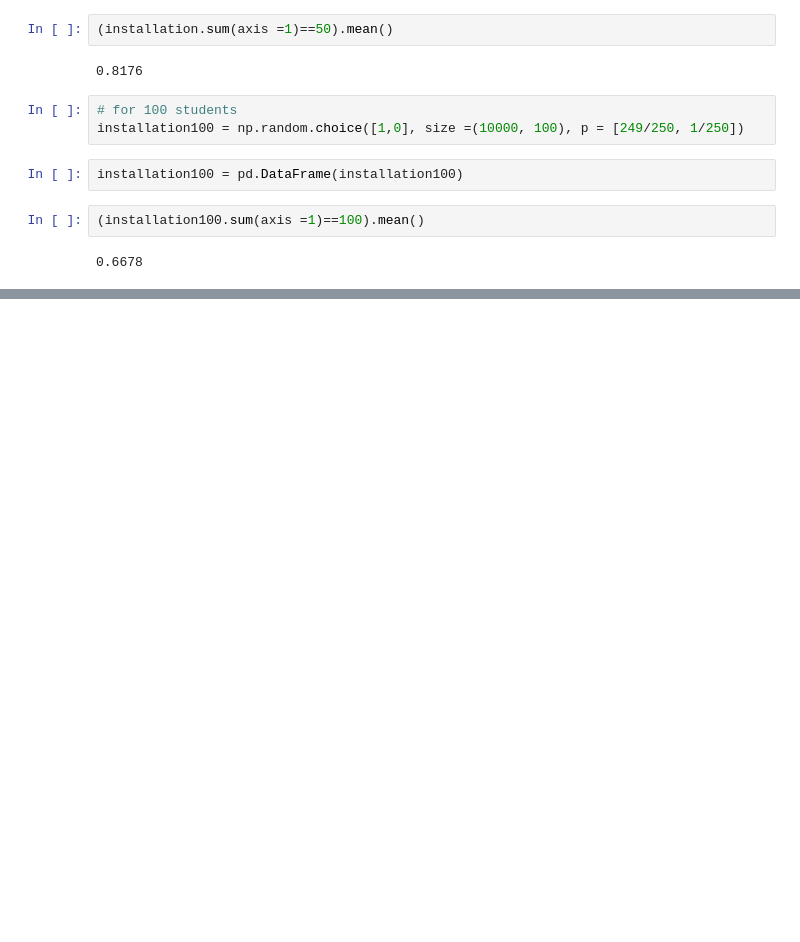
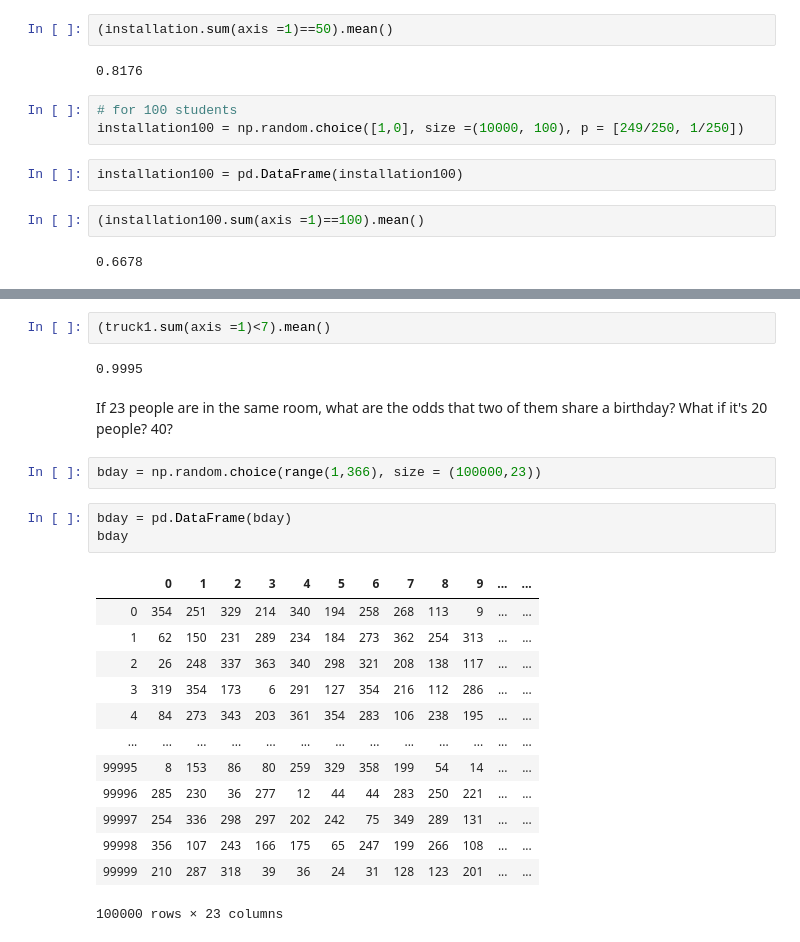
Before and after one commit to ravinder79/statistics-exercises, a Jupyter notebook: simulation.ipynb, the cells around one changed output, grey strips where cells are left out. Saved outputs shown, nothing was run; the diff lists cells and outputs as text; blank space fills up the shorter version.

```diff
--- a/simulation.ipynb
+++ b/simulation.ipynb
@@ -185,0 +244,25 @@ installation100 = pd.DataFrame(installation100)
+# %%
+(truck1.sum(axis =1)<7).mean()
+# %% [output]
+0.9995
+# %% [markdown]
+If 23 people are in the same room, what are the odds that two of them share a birthday? What if it's 20 people? 40?
+# %%
+bday = np.random.choice(range(1,366), size = (100000,23))
+# %%
+bday = pd.DataFrame(bday)
+bday
+# %% [output]
+|  | 0 | 1 | 2 | 3 | 4 | 5 | 6 | 7 | 8 | 9 | ... | ... |
+| 0 | 354 | 251 | 329 | 214 | 340 | 194 | 258 | 268 | 113 | 9 | ... | ... |
+| 1 | 62 | 150 | 231 | 289 | 234 | 184 | 273 | 362 | 254 | 313 | ... | ... |
+| 2 | 26 | 248 | 337 | 363 | 340 | 298 | 321 | 208 | 138 | 117 | ... | ... |
+| 3 | 319 | 354 | 173 | 6 | 291 | 127 | 354 | 216 | 112 | 286 | ... | ... |
+| 4 | 84 | 273 | 343 | 203 | 361 | 354 | 283 | 106 | 238 | 195 | ... | ... |
+| ... | ... | ... | ... | ... | ... | ... | ... | ... | ... | ... | ... | ... |
+| 99995 | 8 | 153 | 86 | 80 | 259 | 329 | 358 | 199 | 54 | 14 | ... | ... |
+| 99996 | 285 | 230 | 36 | 277 | 12 | 44 | 44 | 283 | 250 | 221 | ... | ... |
+| 99997 | 254 | 336 | 298 | 297 | 202 | 242 | 75 | 349 | 289 | 131 | ... | ... |
+| 99998 | 356 | 107 | 243 | 166 | 175 | 65 | 247 | 199 | 266 | 108 | ... | ... |
+| 99999 | 210 | 287 | 318 | 39 | 36 | 24 | 31 | 128 | 123 | 201 | ... | ... |
+100000 rows × 23 columns
```
Also changed, not shown: parts of 30 cells of this notebook.
